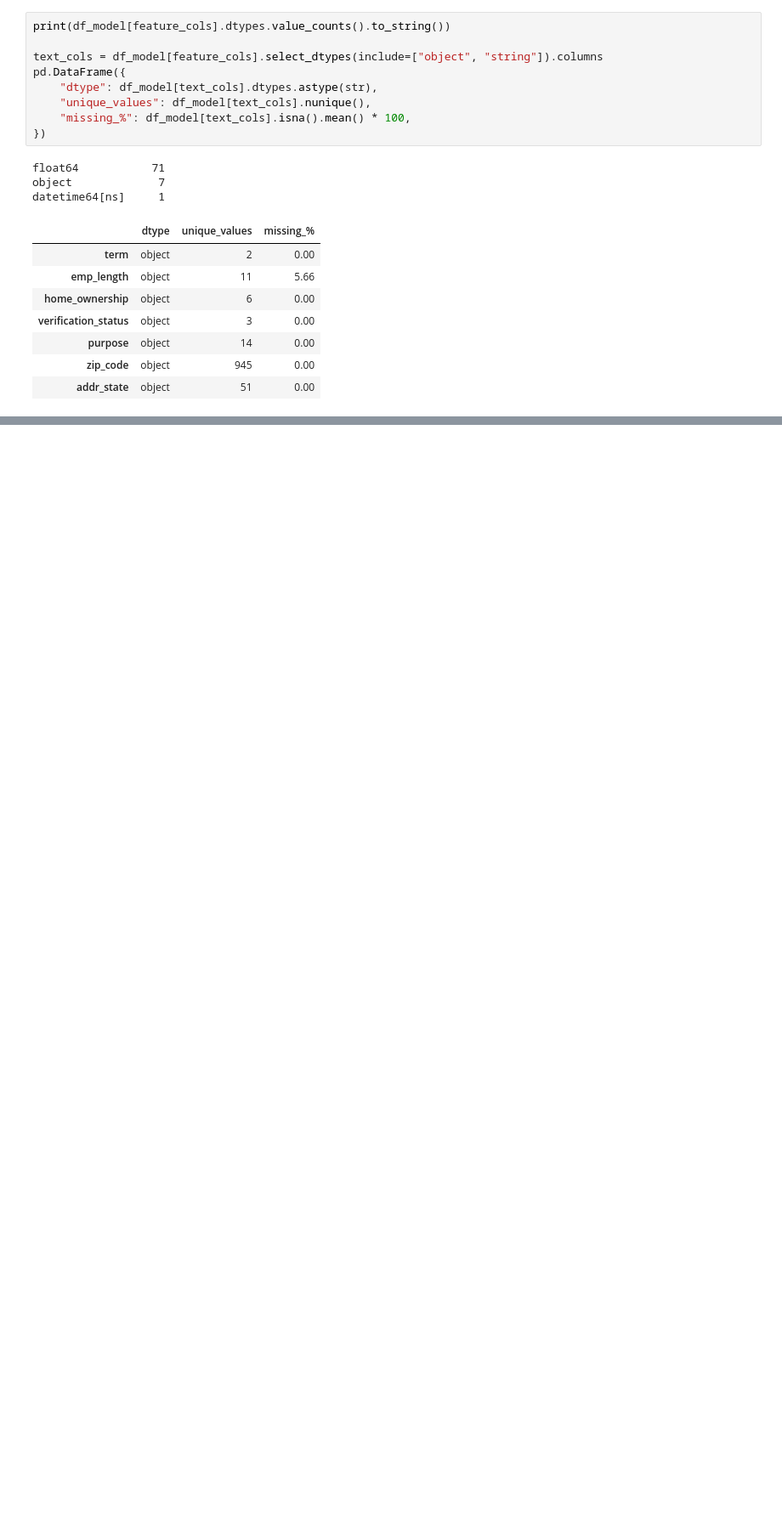
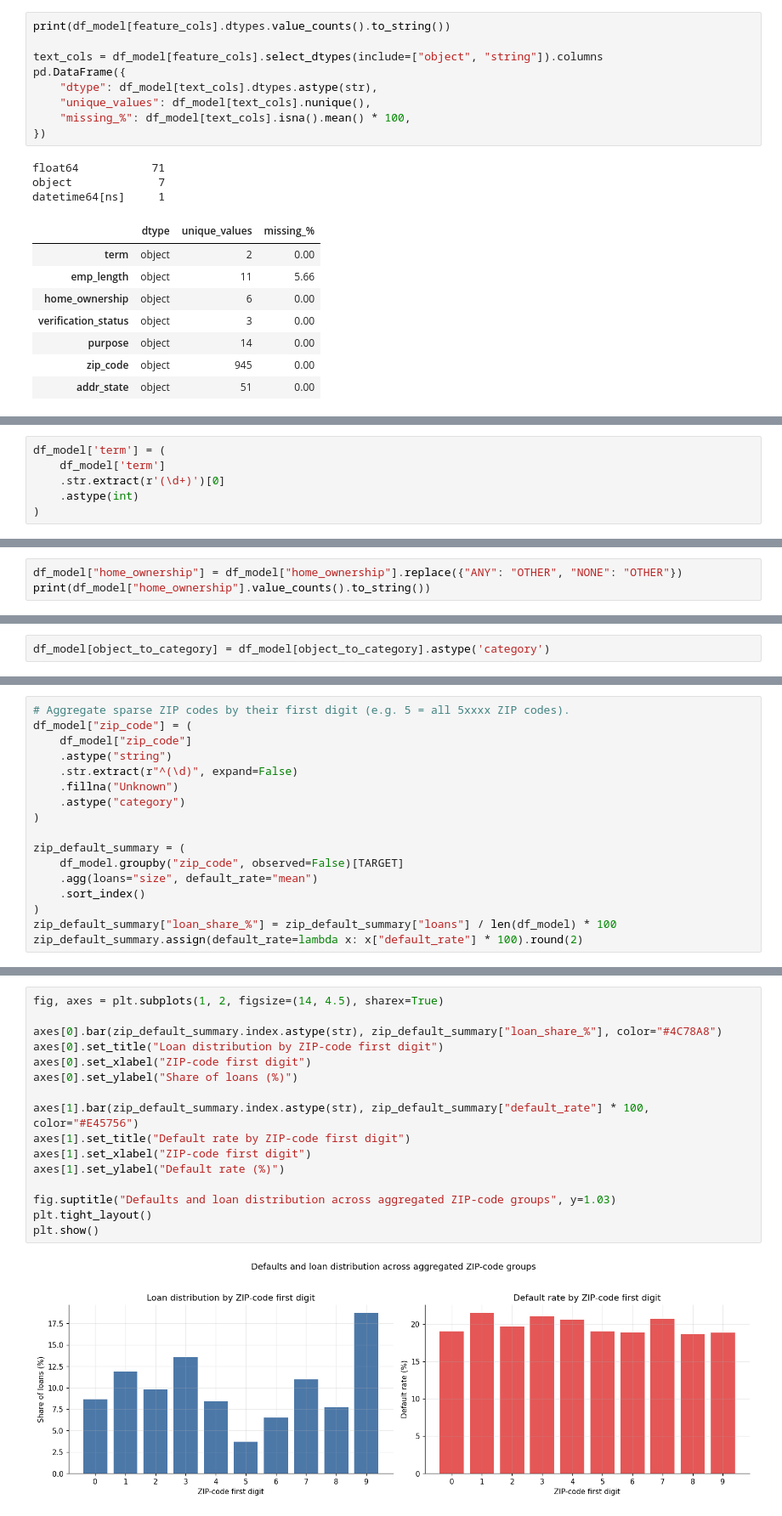
Before and after one commit to sohamkanse1718-dev/credit-risk-modeling, a Jupyter notebook: notebooks/03_data_cleaning.ipynb, the cells around one changed output, grey strips where cells are left out. Shown at 85% size. Saved outputs shown, nothing was run; the diff lists cells and outputs as text; blank space fills up the shorter version.

```diff
--- a/notebooks/03_data_cleaning.ipynb
+++ b/notebooks/03_data_cleaning.ipynb
@@ -655,0 +732,6 @@ datetime64[ns]     1
+# %%
+df_model['term'] = (
+    df_model['term']
+    .str.extract(r'(\d+)')[0]
+    .astype(int)
+)
@@ -655,0 +823,3 @@ datetime64[ns]     1
+# %%
+df_model["home_ownership"] = df_model["home_ownership"].replace({"ANY": "OTHER", "NONE": "OTHER"})
+print(df_model["home_ownership"].value_counts().to_string())
@@ -655,0 +832,2 @@ datetime64[ns]     1
+# %%
+df_model[object_to_category] = df_model[object_to_category].astype('category')
@@ -655,0 +838,17 @@ datetime64[ns]     1
+# %%
+# Aggregate sparse ZIP codes by their first digit (e.g. 5 = all 5xxxx ZIP codes).
+df_model["zip_code"] = (
+    df_model["zip_code"]
+    .astype("string")
+    .str.extract(r"^(\d)", expand=False)
+    .fillna("Unknown")
+    .astype("category")
+)
+
+zip_default_summary = (
+    df_model.groupby("zip_code", observed=False)[TARGET]
+    .agg(loans="size", default_rate="mean")
+    .sort_index()
+)
+zip_default_summary["loan_share_%"] = zip_default_summary["loans"] / len(df_model) * 100
+zip_default_summary.assign(default_rate=lambda x: x["default_rate"] * 100).round(2)
@@ -655,0 +868,18 @@ datetime64[ns]     1
+# %%
+fig, axes = plt.subplots(1, 2, figsize=(14, 4.5), sharex=True)
+
+axes[0].bar(zip_default_summary.index.astype(str), zip_default_summary["loan_share_%"], color="#4C78A8")
+axes[0].set_title("Loan distribution by ZIP-code first digit")
+axes[0].set_xlabel("ZIP-code first digit")
+axes[0].set_ylabel("Share of loans (%)")
+
+axes[1].bar(zip_default_summary.index.astype(str), zip_default_summary["default_rate"] * 100, color="#E45756")
+axes[1].set_title("Default rate by ZIP-code first digit")
+axes[1].set_xlabel("ZIP-code first digit")
+axes[1].set_ylabel("Default rate (%)")
+
+fig.suptitle("Defaults and loan distribution across aggregated ZIP-code groups", y=1.03)
+plt.tight_layout()
+plt.show()
+# %% [output]
+[figure, added]
```
Also changed, not shown: parts of 69 cells of this notebook.
